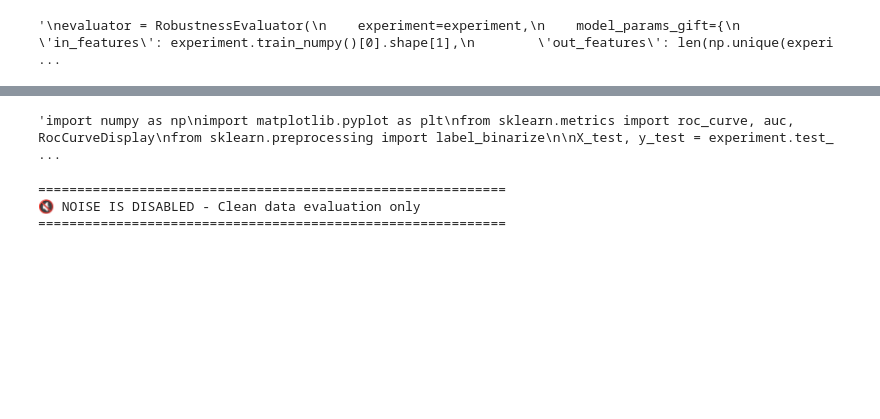
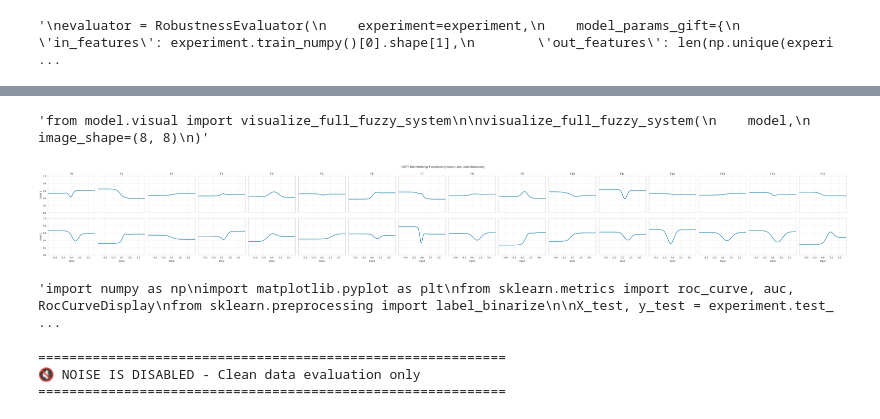
Before and after one commit to naforoutan/ReLaFIS, a Jupyter notebook: notebooks/test_class.ipynb, the cells around one changed output, grey strips where cells are left out. Drawn from its saved outputs; the diff is of its cells as text; code cells hidden in the pictures; blank space fills up the shorter version.

```diff
--- a/notebooks/test_class.ipynb
+++ b/notebooks/test_class.ipynb
@@ -563,17 +636,28 @@ Experiment Result Digits
+# %%
+'''from model.visual import visualize_full_fuzzy_system
+
+visualize_full_fuzzy_system(
+    model,
+    image_shape=(8, 8)
+)'''
+# %% [output]
+'from model.visual import visualize_full_fuzzy_system\n\nvisualize_full_fuzzy_system(\n    model,\n    image_shape=(8, 8)\n)'
 # %%
 with open(f'results/{model_type}_{experiment.__class__.__name__}_{model_params["rules"]}.txt', mode='w') as f:
     f.write(result)
 # %%
 # plot the membership functions
 from model.mf_plot import plot_litanfis_mfs, plot_gift_mfs, plot_gift_param_progress
-if model_type == "gift":
+if model_type == "gift" or model_type == "gift-mamdani" or model_type == "giftshift" or model_type == "giftshiftentropy":
     X_train_np, y_train_np = experiment.train_numpy()
     plot_gift_mfs(model, feature_names=None)
 
 
 if model_type == 'litanfis':
     X_train_np, y_train_np = experiment.train_numpy()
     plot_litanfis_mfs(model, feature_names=None)
+# %% [output]
+[figure, added]
 # %%
 # ROC Curve (Binary or One‑vs‑Rest) with Zoom-in on High Performance
 '''import numpy as np
```
Also changed, not shown: parts of 7 cells of this notebook, 6 other files.
